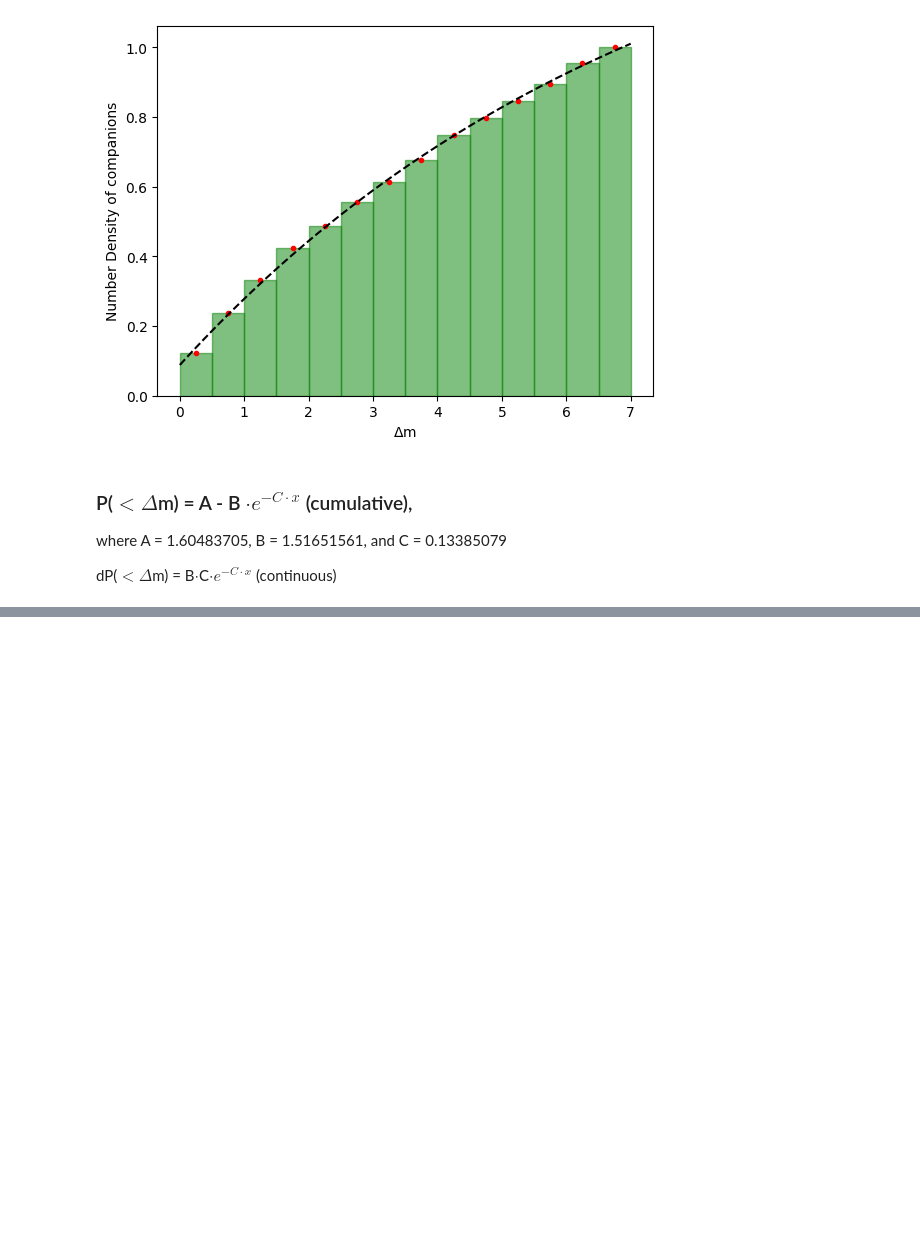
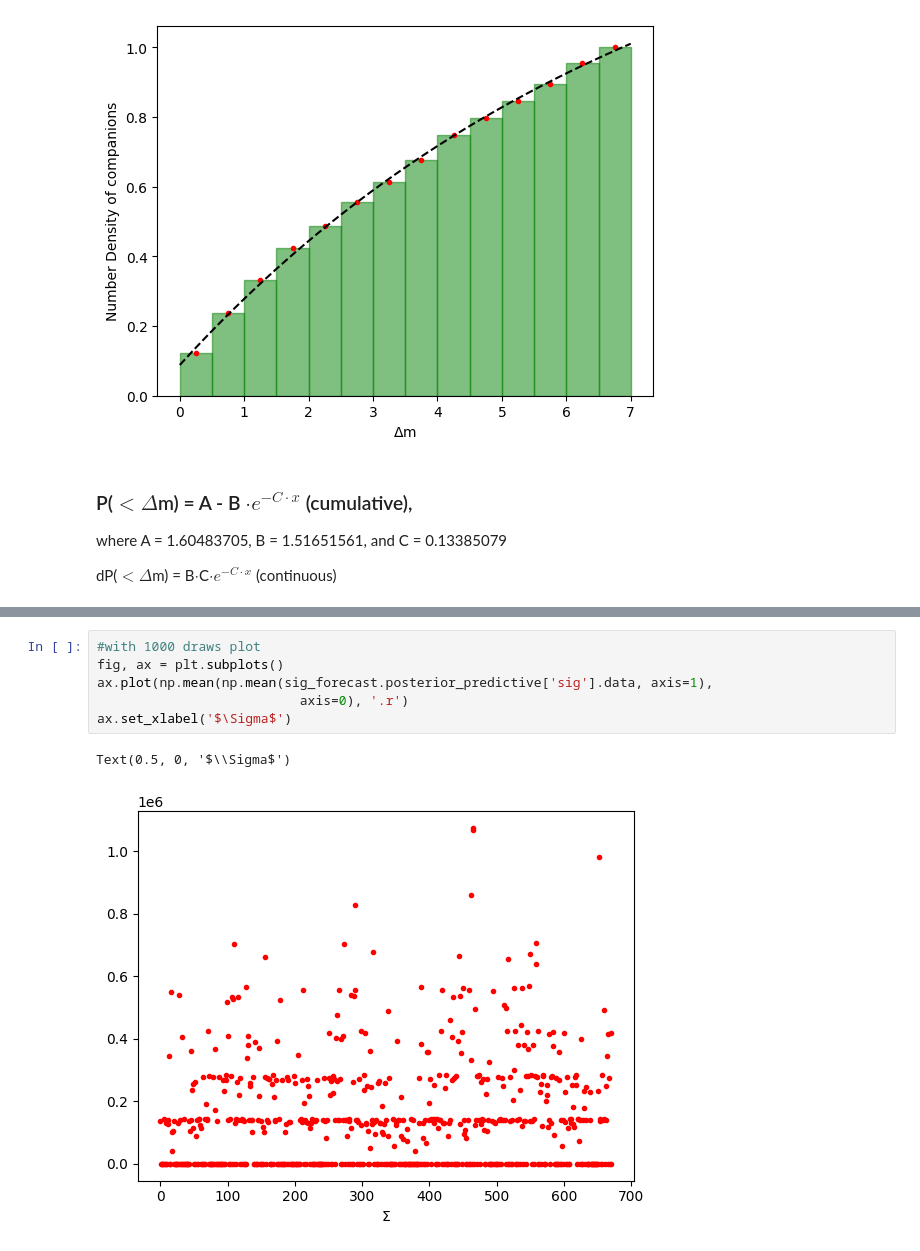
Before and after one commit to PrabhaniR/Artificial_Star_Test, a Jupyter notebook: CF - Probability.ipynb, the cells around one changed output, grey strips where cells are left out. Cells and saved outputs as stored; diff of their text form; blank space fills up the shorter version.

```diff
--- a/CF - Probability.ipynb
+++ b/CF - Probability.ipynb
@@ -444,0 +477,9 @@ print(len(sig[sig==0]))
+# %%
+#with 1000 draws plot
+fig, ax = plt.subplots()
+ax.plot(np.mean(np.mean(sig_forecast.posterior_predictive['sig'].data, axis=1),
+                          axis=0), '.r')
+ax.set_xlabel('$\Sigma$')
+# %% [output]
+Text(0.5, 0, '$\\Sigma$')
+[figure, added]
```
Also changed, not shown: parts of 11 cells of this notebook.
